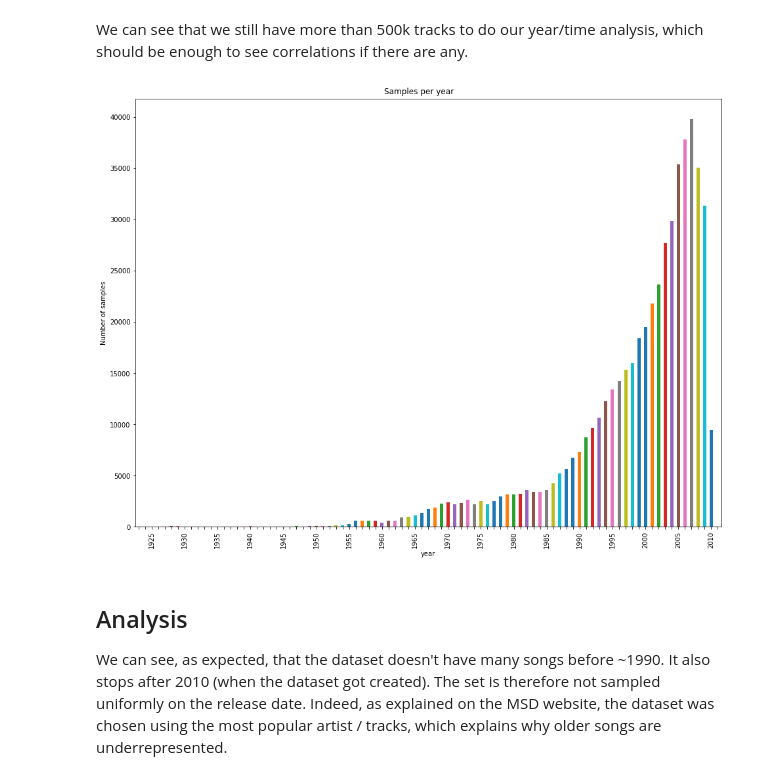
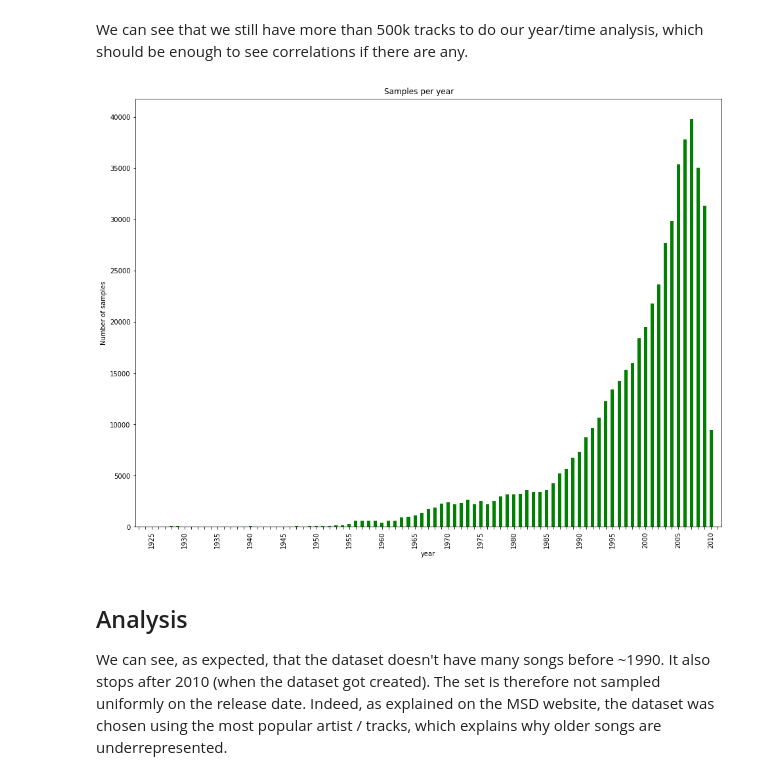
Before and after one commit to AWehenkel/ADA-2017, a Jupyter notebook: FinalProject/split notebooks/Year_analysis.ipynb, the cells around one changed output. Drawn from its saved outputs; the diff is of its cells as text; code cells hidden in the pictures.

Commit message:
Update plot, update html

```diff
--- a/FinalProject/split notebooks/Year_analysis.ipynb
+++ b/FinalProject/split notebooks/Year_analysis.ipynb
@@ -26,18 +26,18 @@ We can see that we still have more than 500k tracks to do our year/time analysis
 # %%
 df_c = df.copy()
 
-year_plot = df_c.groupby('year').size().plot(kind='bar', figsize=(16,12))
+year_plot = df_c.groupby('year').size().plot(kind='bar', figsize=(16,12), color='g')
 ax = plt.gca()
 for label in ax.get_xticklabels(): #Little trick to avoid cluttering the x axis and only see every 5 years
     label.set_visible(False)
 for label in ax.get_xticklabels()[2::5]:
     label.set_visible(True)
 ax.set_ylabel("Number of samples")
 fig = plt.gcf()
 fig.suptitle("Samples per year", y=0.9)
 fig.savefig("../year_analysis_plots/samples_per_year.png", bbox_inches='tight')
 # %% [output]
-[figure, old version]
+[figure, new version]
 # %% [markdown]
 ## Analysis
 
```
Also changed, not shown: 3 other files.
